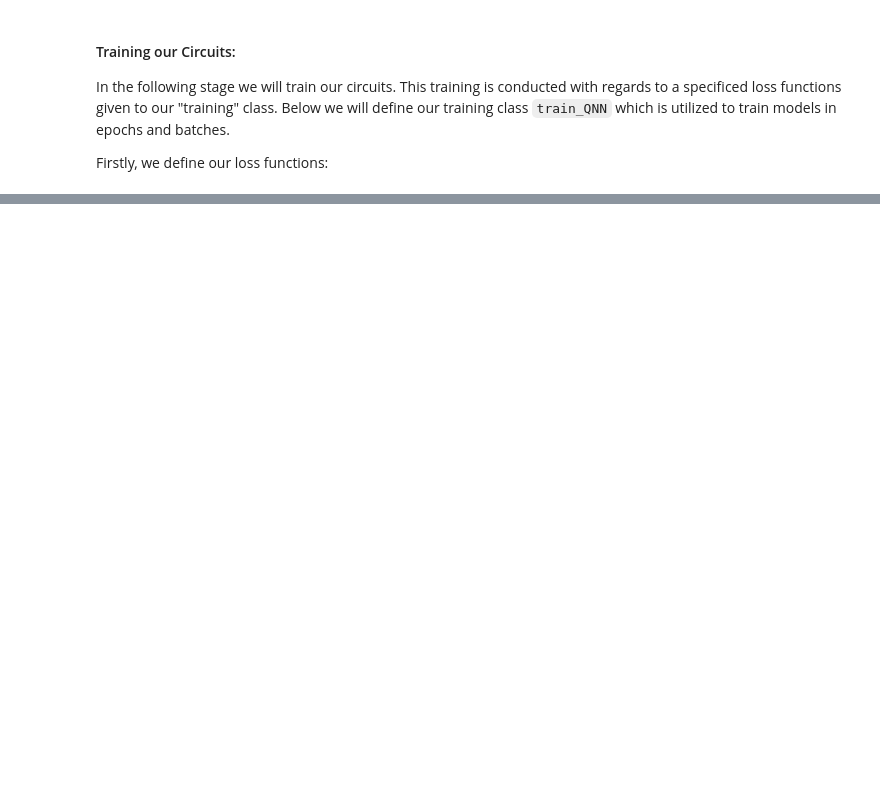
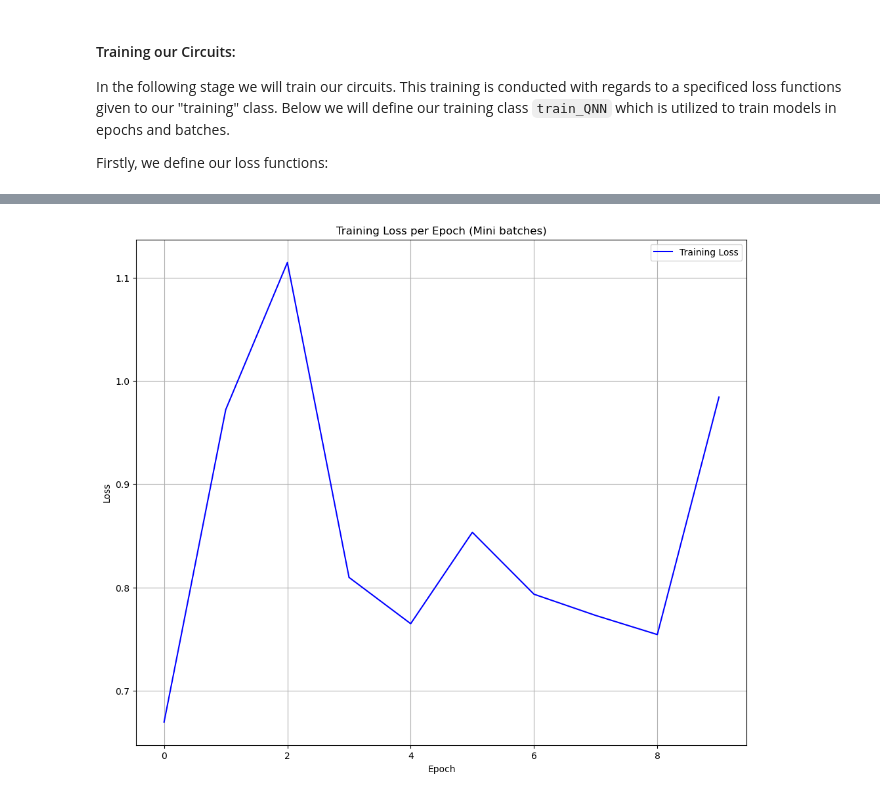
Before and after one commit to martinfloo/inf367-ma2, a Jupyter notebook: notebook_tobias_version.ipynb, the cells around one changed output, grey strips where cells are left out. Saved outputs shown, nothing was run; the diff lists cells and outputs as text; code cells hidden in the pictures; blank space fills up the shorter version.

Commit message:
training update

```diff
--- a/notebook_tobias_version.ipynb
+++ b/notebook_tobias_version.ipynb
@@ -556,0 +590,27 @@ Params after grad_descent:  [3.45040755 3.31602316 3.72851984 3.34052008]
+# %%
+###################################################################
+# TESTING TRAINING (single datapoint update / minibatch updates): #
+###################################################################
+
+# Initializing loss function and QNN Obj w/ 2 qubits & 2 layers.
+loss_func_cl = Loss_functions()
+myQNN = IrisQNN_RealAmp(2,4)
+
+
+# Passing initialized objs. to training object:
+# 2 Last params = Num Epochs, Num Batches:
+trainer = Train_QNN(X_train, y_train, myQNN, loss_func_cl, 10, len(X_train))
+
+
+# Train w/ single datapoint updates (params = shots, learning_rate & epsilon)
+start = t.time()
+loss_list_single_datapoint = trainer.train_single_datapoint_upd(1000, 2, 0.1)
+end = t.time()
+print(f"Training using single datapoint took: {(end-start)/60:.2f} minutes\n\n")
+
+
+# Train w/ minibatch updates (params = shots, learning_rate, epsilon & batch_size)
+start = t.time()
+loss_list_mini_batches = trainer.train_mini_batch_updates(1000, 2, 0.1, 10)
+end = t.time()
+print(f"Training using mini batches took: {(end-start)/60:.2f} minutes")
@@ -556,0 +635,16 @@ Params after grad_descent:  [3.45040755 3.31602316 3.72851984 3.34052008]
+# %%
+### VIZ LOSS ###
+def visualize_loss(loss_list, x_text, y_text, title):
+    plt.figure(figsize=(12, 10))
+    plt.plot(range(len(loss_list)), loss_list, label="Training Loss", color="blue")
+
+    plt.xlabel(x_text)
+    plt.ylabel(y_text)
+    plt.title(title)
+    plt.legend()
+    plt.grid(True)
+    plt.show()
+
+visualize_loss(np.array(loss_list_mini_batches).flatten().tolist(), "Epoch", "Loss", "Training Loss per Epoch (Mini batches)")
+# %% [output]
+[figure, added]
```
Also changed, not shown: parts of 7 cells of this notebook.
